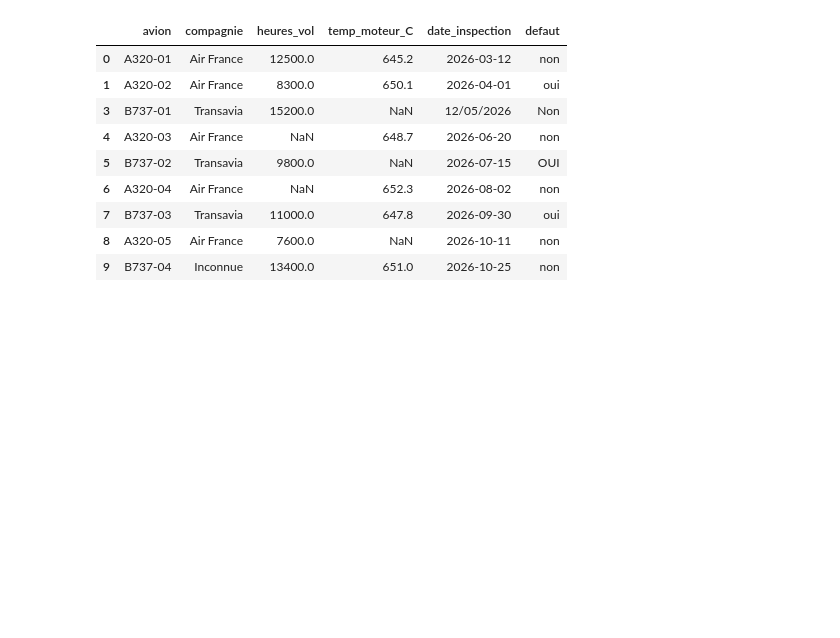
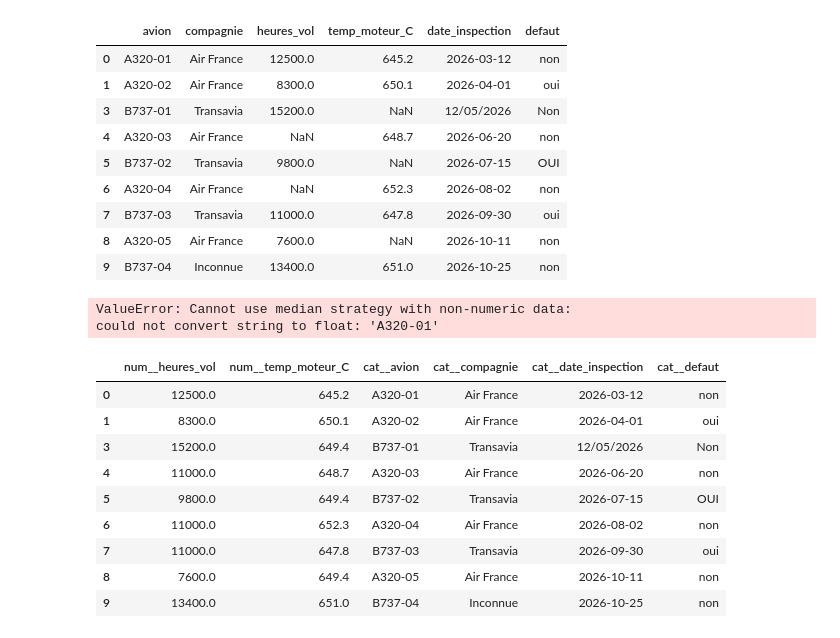
Before and after one commit to Cody-ai-cloud/sessions_calculs, a Jupyter notebook: Cleaning_Exercice.ipynb, the cells around one changed output. Drawn from its saved outputs; the diff is of its cells as text; code cells hidden in the pictures; blank space fills up the shorter version.

Commit message:
Continuation Exercice Donnees Nettoyage 2 et Pipelines

```diff
--- a/Cleaning_Exercice.ipynb
+++ b/Cleaning_Exercice.ipynb
@@ -137,10 +137,67 @@ Name: temp_moteur_C, dtype: bool <class 'pandas.core.series.Series'>
 | 7 | B737-03 | Transavia | 11000.0 | 647.8 | 2026-09-30 | oui |
 | 8 | A320-05 | Air France | 7600.0 | NaN | 2026-10-11 | non |
 | 9 | B737-04 | Inconnue | 13400.0 | 651.0 | 2026-10-25 | non |
+# %%
+## Pipeline Normalisation
+
+from sklearn.pipeline import make_pipeline
+from sklearn import set_config
+from sklearn.impute import SimpleImputer
+
+set_config(display='diagram')
+
+num_aircraftcol=[]
+cat_aircraftcol=[]
+
+
+from sklearn.compose import make_column_selector, make_column_transformer
+preprocessing = make_column_transformer(
+(num_aircraftcol, make_column_selector(dtype_include=np.number)),
+(cat_aircraftcol, make_column_selector(dtype_include=object)),
+)
+
+preprocessing = ColumnTransformer([
+("num_aircrftcol", SimpleImputer(strategy="median"), ///////),
+("rooms_per_house", SimpleImputer(strategy="most_frequent", /////),
+])
+
+
+mini_pipeline = make_pipeline(SimpleImputer(strategy = "median"))
+mini_pipeline
+df = mini_pipeline.fit_transform(df)
+# %% [output]
+ValueError: Cannot use median strategy with non-numeric data:
+could not convert string to float: 'A320-01'
 # %%
+import numpy as np
+import pandas as pd
+from sklearn import set_config
+from sklearn.compose import ColumnTransformer, make_column_selector
 from sklearn.impute import SimpleImputer
-imputer = SimpleImputer(strategy="median")
-df =df.select_dtypes(include=[np.number])
+
+set_config(display="diagram")
+
+preprocessing = ColumnTransformer([
+    ("num", SimpleImputer(strategy="median"),        make_column_selector(dtype_include=np.number)),
+    ("cat", SimpleImputer(strategy="most_frequent"), make_column_selector(dtype_include=object)),
+])
+
+preprocessing                       # affiche le schéma
+X = preprocessing.fit_transform(df)
+
+df_clean = pd.DataFrame(X, columns=preprocessing.get_feature_names_out(), index=df.index)
+df_clean
+# %% [output]
+|  | num__heures_vol | num__temp_moteur_C | cat__avion | cat__compagnie | cat__date_inspection | cat__defaut |
+| 0 | 12500.0 | 645.2 | A320-01 | Air France | 2026-03-12 | non |
+| 1 | 8300.0 | 650.1 | A320-02 | Air France | 2026-04-01 | oui |
+| 3 | 15200.0 | 649.4 | B737-01 | Transavia | 12/05/2026 | Non |
+| 4 | 11000.0 | 648.7 | A320-03 | Air France | 2026-06-20 | non |
+| 5 | 9800.0 | 649.4 | B737-02 | Transavia | 2026-07-15 | OUI |
+| 6 | 11000.0 | 652.3 | A320-04 | Air France | 2026-08-02 | non |
+| 7 | 11000.0 | 647.8 | B737-03 | Transavia | 2026-09-30 | oui |
+| 8 | 7600.0 | 649.4 | A320-05 | Air France | 2026-10-11 | non |
+| 9 | 13400.0 | 651.0 | B737-04 | Inconnue | 2026-10-25 | non |
 # %%
 import numpy as np
 import matplotlib.pyplot as plt
```
